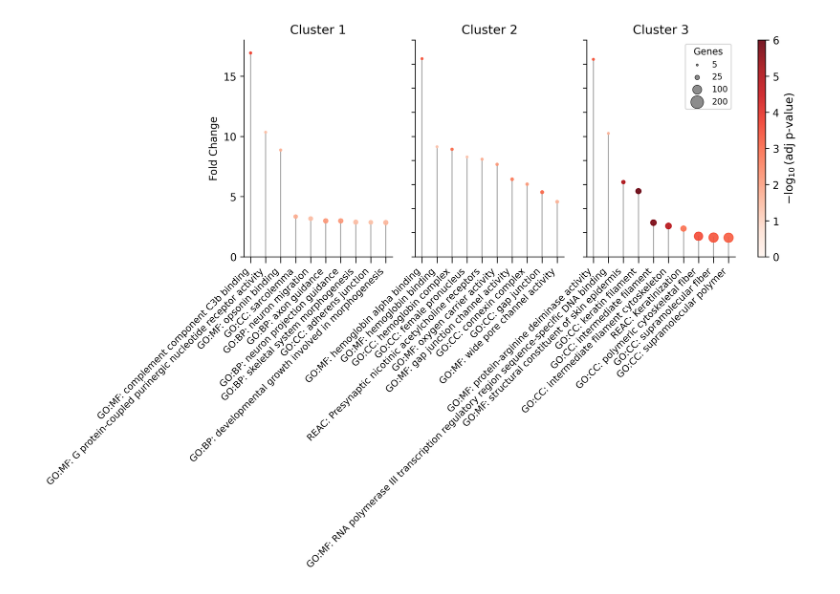
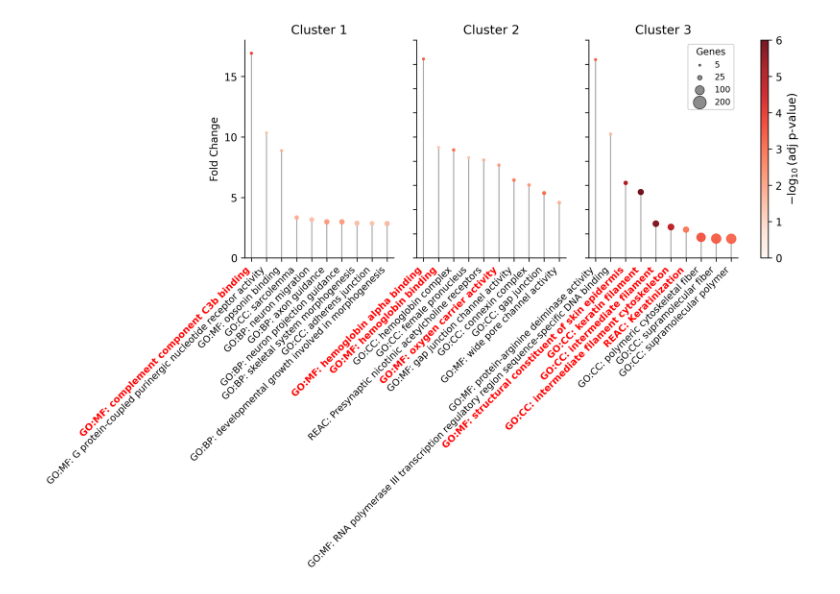
Before and after one commit to epifluidlab/headneck, a Jupyter notebook: Main_Figures/F3/F3C.ipynb, the cells around one changed output. Cells and saved outputs as stored; diff of their text form; code cells hidden in the pictures.

```diff
--- a/Main_Figures/F3/F3C.ipynb
+++ b/Main_Figures/F3/F3C.ipynb
@@ -18,7 +18,7 @@ gs = gridspec.GridSpec(nrows=1, ncols=4, width_ratios=[1, 1, 1, 0.05], wspace=0.
 axes = [fig.add_subplot(gs[0, i]) for i in range(3)]
 cax = fig.add_subplot(gs[0, 3])
 
-cmap = mpl.cm.get_cmap("Reds")
+cmap = mpl.colormaps["Reds"]  # Updated to avoid deprecation warning
 norm = mpl.colors.Normalize(vmin=0, vmax=6)
 
 example_sizes = [5, 25, 100, 200]
@@ -27,6 +27,18 @@ example_markers = [plt.scatter([], [], s=size*0.75, edgecolors='black',
                    for size in example_sizes]
 labels = [f"{s}" for s in example_sizes]
 
+# Replace with actual terms you want to highlight
+highlight_terms = {
+    "GO:MF: complement component C3b binding",
+    "GO:MF: hemoglobin alpha binding",
+    "GO:MF: hemoglobin binding",
+    "GO:MF: oxygen carrier activity",
+    "GO:CC: keratin filament",
+    "GO:CC: intermediate filament",
+    "GO:CC: intermediate filament cytoskeleton",
+    "REAC: Keratinization",
+    "GO:MF: structural constituent of skin epidermis"
+}
 last_scatter = None
 
 for ax, (file, title) in zip(axes, files):
@@ -39,7 +51,6 @@ for ax, (file, title) in zip(axes, files):
     df['composite_score'] = df['fold_enrichment'].rank(ascending=True)
     df.sort_values("composite_score", ascending=False, inplace=True)
     df_top20 = df[df['combined_name'].str.startswith(('G', 'R'))].head(10).reset_index(drop=True)
-
 
     x_positions = np.arange(len(df_top20))
 
@@ -56,36 +67,44 @@ for ax, (file, title) in zip(axes, files):
         norm=norm,
         linewidths=1,
         alpha=0.9,
         zorder=2
     )
 
     ax.set_xticks(x_positions)
-    ax.tick_params(axis='x', length=6)
-    ax.set_xticklabels(df_top20['combined_name'], fontsize=9, rotation=45, horizontalalignment='right')
+    ax.set_xticklabels(df_top20['combined_name'], fontsize=9, rotation=45, ha='right')
+
+    # Highlight selected terms
+    for tick_label in ax.get_xticklabels():
+        if tick_label.get_text() in highlight_terms:
+            tick_label.set_fontweight("bold")
+            tick_label.set_color("red")
+
     ax.set_title(title, fontsize=12)
-    ax.set_ylim([0,18])
+    ax.set_ylim([0, 18])
     ax.set_yticklabels([])
     ax.grid(False)
     sns.despine(ax=ax)
     last_scatter = scatter
 
 axes[0].set_ylabel('Fold Change')
-axes[0].set_yticks([0,5,10,15])
-axes[0].set_yticklabels([0,5,10,15])
+axes[0].set_yticks([0, 5, 10, 15])
+axes[0].set_yticklabels([0, 5, 10, 15])
+
 cbar = plt.colorbar(last_scatter, cax=cax)
 cbar.set_label(r"$-\log_{10}$(adj p-value)", fontsize=11)
 
 axes[-1].legend(
     example_markers,
     labels,
     title="Genes",
     loc='upper right',
     frameon=True,
     fontsize=8,
     title_fontsize=9
 )
+
 plt.subplots_adjust(bottom=0.3)
 plt.savefig("F3C.pdf", bbox_inches='tight')
 plt.show()
 # %% [output]
-[figure, old version]
+[figure, new version]
```
Also changed, not shown: 10 other files.
